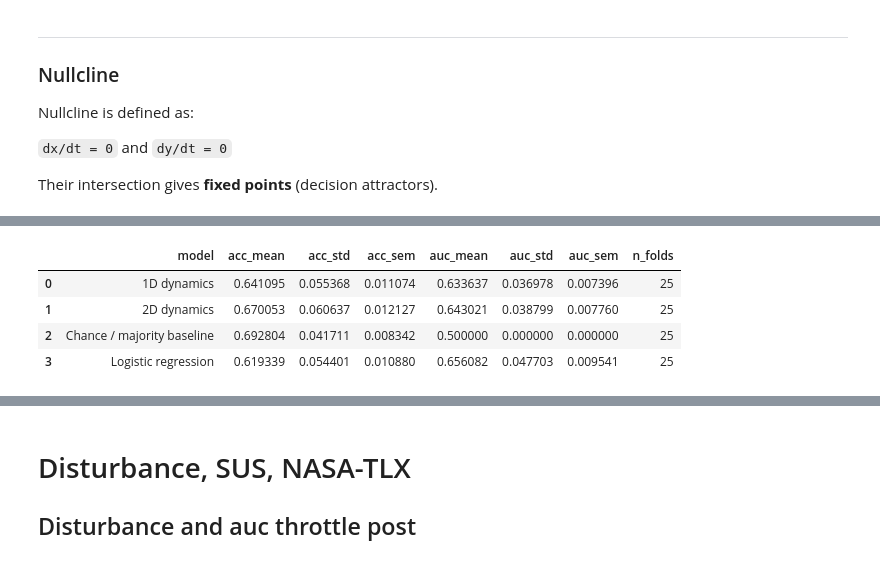
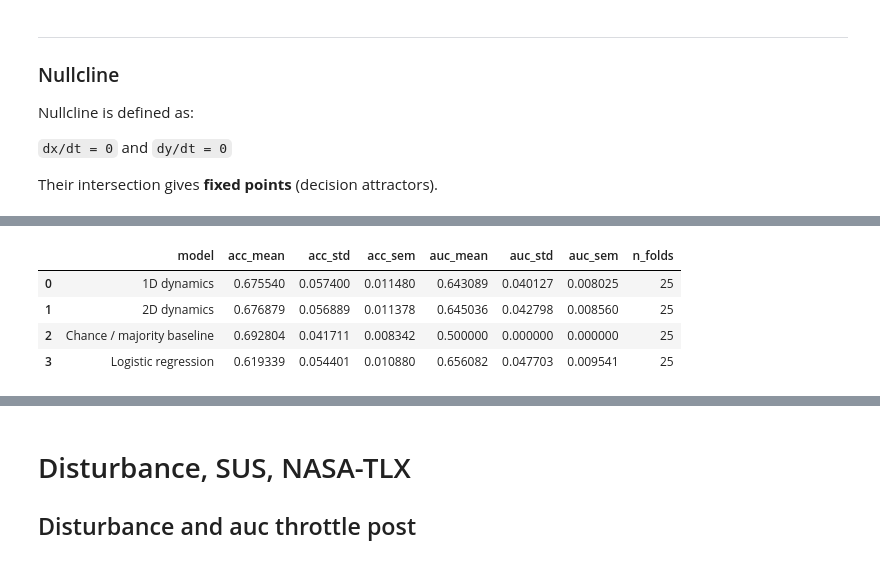
Before and after one commit to yxlin02/HCICarSim, a Jupyter notebook: DataAnalysis.ipynb, the cells around one changed output, grey strips where cells are left out. Drawn from its saved outputs; the diff is of its cells as text; code cells hidden in the pictures.

```diff
--- a/DataAnalysis.ipynb
+++ b/DataAnalysis.ipynb
@@ -4588,8 +4373,8 @@ param_cols = [
     "decision_threshold",
 ]
 
-final_params_mean = cv_optimized_params[param_cols].mean().to_dict()
+final_params_mean_2d = cv_optimized_params[param_cols].mean().to_dict()
 cv_optimized_params.to_csv("Output/2d_cv_optimized_params.csv", index=False)
 
-final_params_mean
+final_params_mean_2d
 # %% [output]
@@ -4702,7 +4503,7 @@ for repeat, fold, train_idx, test_idx, test_groups in optim.repeated_group_kfold
 
     df_sim_test = twoddynamics.simulate_dataframe_2d(
         test_df,
-        **final_params_mean,
+        **final_params_mean_2d,
         symmetric_gate=False
     )
 
@@ -4874,34 +4675,8 @@ logistic_features = features
 # 1D dynamics params
 # =========================
 sim_params_1d = dict(
+    **final_params_mean_1d,
     model="nonlinear_sigmoid",
-    p_bias=0.44,
-
-    beta_c=0.5,
-    beta_i=0.38,
-    beta_ci=0.01,
-
-    gamma_throttle=0.0,
-    gamma_density=0.43,
-    gamma_time=0.56,
-    gamma_mode=0.15,
-
-    kappa=1.45,
-    lam=1.0,
-    a=2.0,
-    gain=1.75,
-    theta_dyn=0.0,
-
-    sigma=0.05,
-    theta_readout=0.44,
-    dt=0.01,
-    T=5.0,
-
-    density_lam_gain=0.0,
-    density_sigma_gain=0.0,
-    time_gain_multiplier=1.0,
-    auto_lam_multiplier=1.0,
-    auto_sigma_multiplier=1.0,
     b_use_stim_on=False,
 )
 
@@ -4910,30 +4685,7 @@ sim_params_1d = dict(
 # 2D dynamics params
 # =========================
 sim_params_2d = dict(
-    auto_pressure_reduction=0.14,
-    density_pressure_gain=0.0,
-    time_pressure_gain=0.0,
-
-    alpha_coherence=0.5,
-    alpha_intensity=0.38,
-    alpha_ci=0.01,
-
-    beta_pressure=0.0,
-    beta_density=0.43,
-    beta_time_pressure=0.56,
-
-    k_init=1.45,
-    lam_x=0.75,
-    lam_y=1.0,
-    w_xy=1.0,
-    w_yx=1.5,
-
-    gain_x=1.75,
-    gain_y=1.75,
-    sigma_x=0.04,
-    sigma_y=0.02,
-    T=5.0,
-    decision_threshold=0.44,
+    **final_params_mean_2d,
     symmetric_gate=False,
 )
 
@@ -5089,6 +4841,7 @@ for repeat, fold, train_idx, test_idx, test_groups in optim.repeated_group_kfold
     #         y_prob_log,
     #         y_pred_log
     #     )
+
     logistic_model = logistic_final_model
 
     X_test = test_valid[logistic_features]
@@ -5229,6 +4965,6 @@ Repeat 3, Fold 1:
 |  | model | acc_mean | acc_std | acc_sem | auc_mean | auc_std | auc_sem | n_folds |
-| 0 | 1D dynamics | 0.641095 | 0.055368 | 0.011074 | 0.633637 | 0.036978 | 0.007396 | 25 |
-| 1 | 2D dynamics | 0.670053 | 0.060637 | 0.012127 | 0.643021 | 0.038799 | 0.007760 | 25 |
+| 0 | 1D dynamics | 0.675540 | 0.057400 | 0.011480 | 0.643089 | 0.040127 | 0.008025 | 25 |
+| 1 | 2D dynamics | 0.676879 | 0.056889 | 0.011378 | 0.645036 | 0.042798 | 0.008560 | 25 |
 | 2 | Chance / majority baseline | 0.692804 | 0.041711 | 0.008342 | 0.500000 | 0.000000 | 0.000000 | 25 |
 | 3 | Logistic regression | 0.619339 | 0.054401 | 0.010880 | 0.656082 | 0.047703 | 0.009541 | 25 |
 # %%
```
Also changed, not shown: parts of 56 cells of this notebook, 22 other files.
